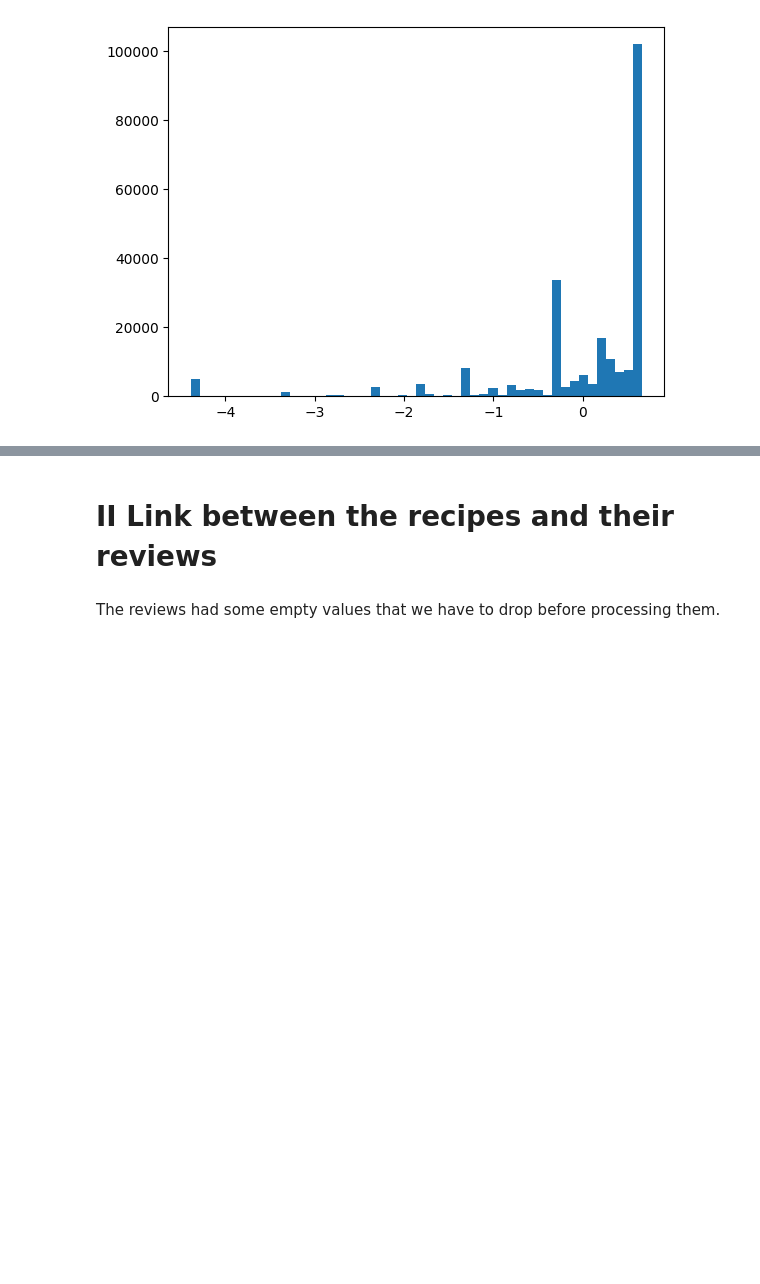
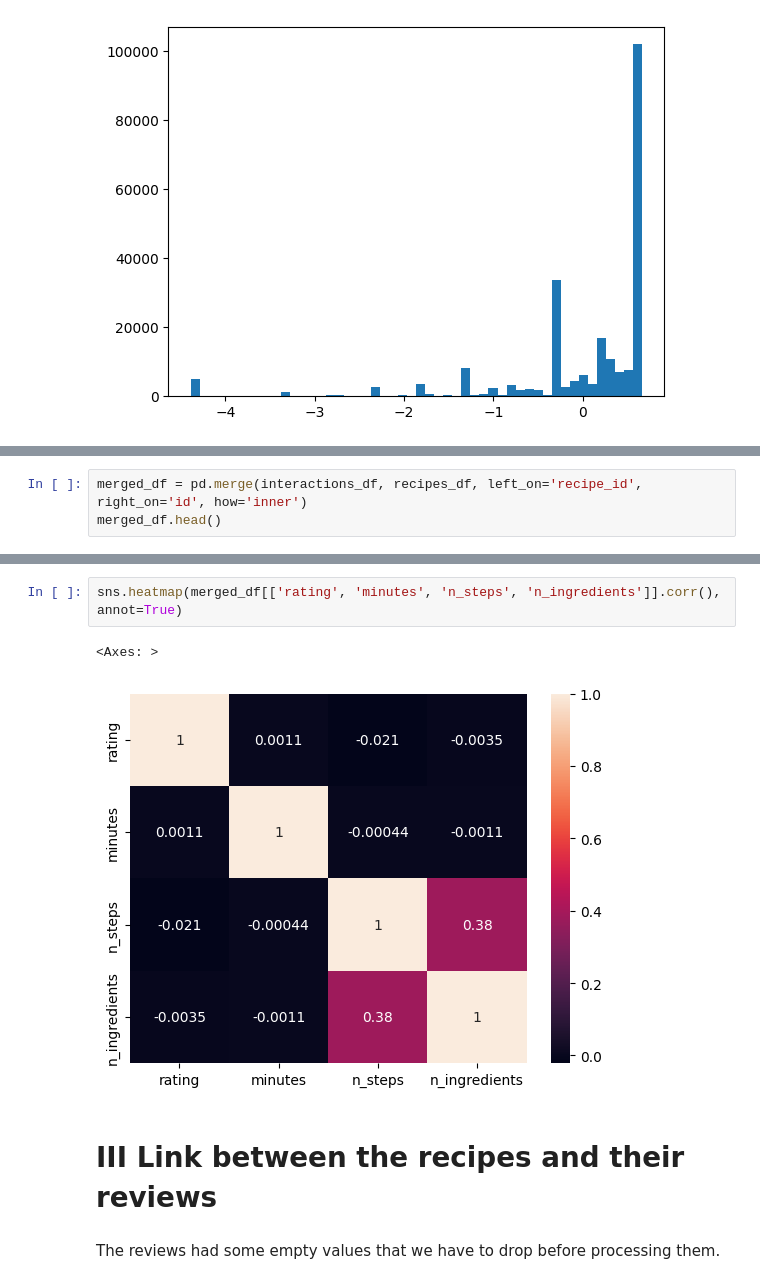
Before and after one commit to Vlod08/mangetamain, a Jupyter notebook: reviews.ipynb, the cells around one changed output, grey strips where cells are left out. Cells and saved outputs as stored; diff of their text form; blank space fills up the shorter version.

```diff
--- a/reviews.ipynb
+++ b/reviews.ipynb
@@ -131,0 +148,3 @@ plt.show()
+# %%
+merged_df = pd.merge(interactions_df, recipes_df, left_on='recipe_id', right_on='id', how='inner')
+merged_df.head()
@@ -132,5 +158,10 @@ plt.show()
+# %%
+sns.heatmap(merged_df[['rating', 'minutes', 'n_steps', 'n_ingredients']].corr(), annot=True)
+# %% [output]
+<Axes: >
+[figure, added]
 # %% [markdown]
-# II Link between the recipes and their reviews
+# III Link between the recipes and their reviews
 # %% [markdown]
 The reviews had some empty values that we have to drop before processing them.
 # %%
```
Also changed, not shown: parts of 6 cells of this notebook.
